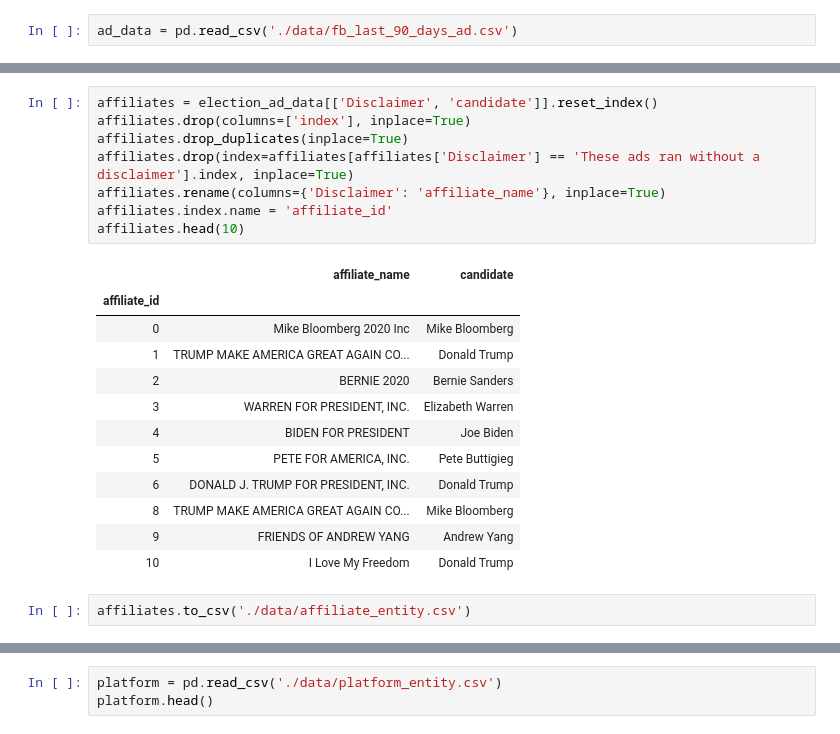
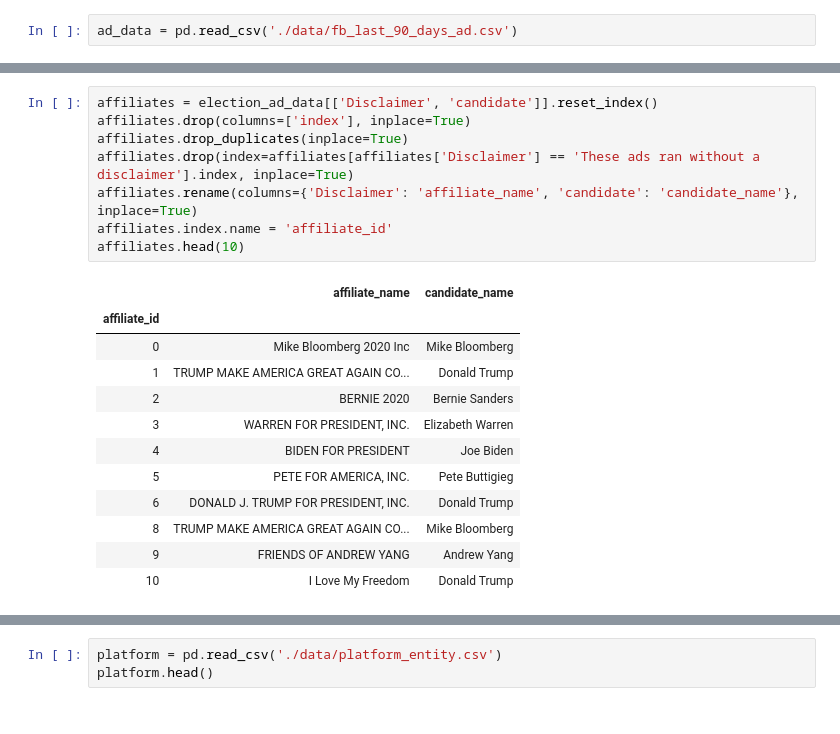
Before and after one commit to ravibhandia/mAD_Politics_Remastered, a Jupyter notebook: clean_data.ipynb, the cells around one changed output, grey strips where cells are left out. Drawn from its saved outputs; the diff is of its cells as text.

```diff
--- a/clean_data.ipynb
+++ b/clean_data.ipynb
@@ -74,13 +74,13 @@ See the caveats in the documentation: http://pandas.pydata.org/pandas-docs/stabl
 # %%
 affiliates = election_ad_data[['Disclaimer', 'candidate']].reset_index()
 affiliates.drop(columns=['index'], inplace=True)
 affiliates.drop_duplicates(inplace=True)
 affiliates.drop(index=affiliates[affiliates['Disclaimer'] == 'These ads ran without a disclaimer'].index, inplace=True)
-affiliates.rename(columns={'Disclaimer': 'affiliate_name'}, inplace=True)
+affiliates.rename(columns={'Disclaimer': 'affiliate_name', 'candidate': 'candidate_name'}, inplace=True)
 affiliates.index.name = 'affiliate_id'
 affiliates.head(10)
 # %% [output]
-|  | affiliate_name | candidate |
+|  | affiliate_name | candidate_name |
 | affiliate_id |  |  |
 | 0 | Mike Bloomberg 2020 Inc | Mike Bloomberg |
 | 1 | TRUMP MAKE AMERICA GREAT AGAIN CO... | Donald Trump |
@@ -92,8 +92,6 @@ affiliates.head(10)
 | 8 | TRUMP MAKE AMERICA GREAT AGAIN CO... | Mike Bloomberg |
 | 9 | FRIENDS OF ANDREW YANG | Andrew Yang |
 | 10 | I Love My Freedom | Donald Trump |
-# %%
-affiliates.to_csv('./data/affiliate_entity.csv')
 # %%
 states = pd.read_csv('./data/state_entity.csv')
 states
```
Also changed, not shown: parts of 3 cells of this notebook, 7 other files.
